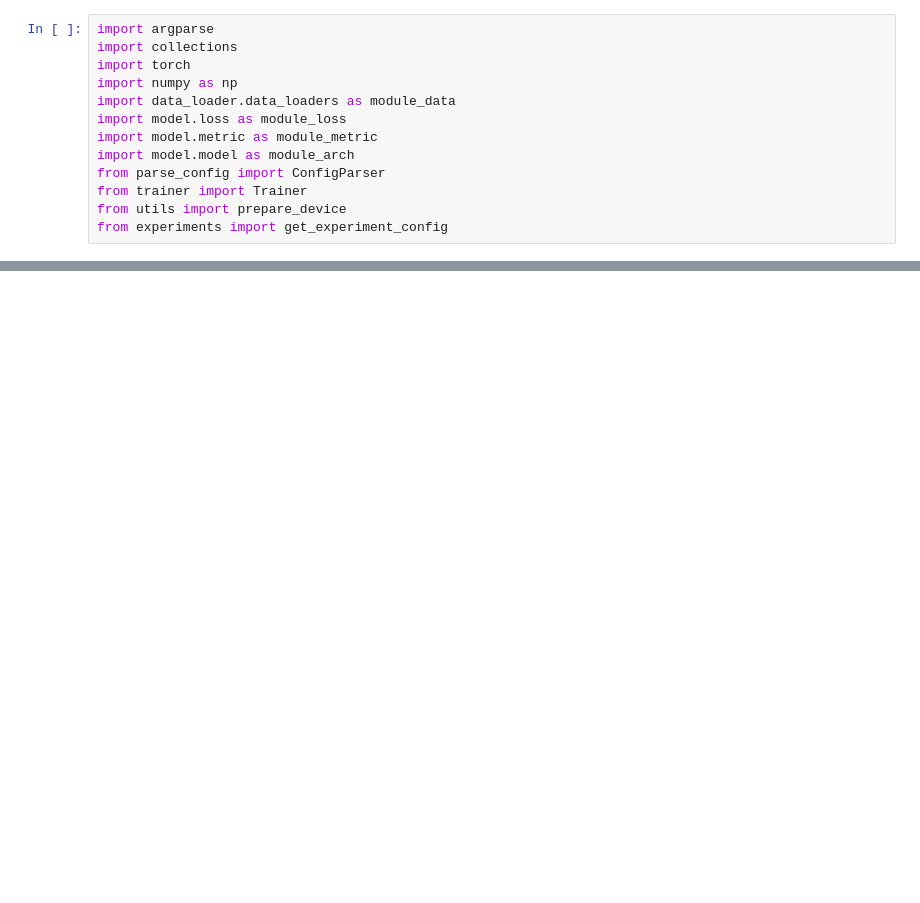
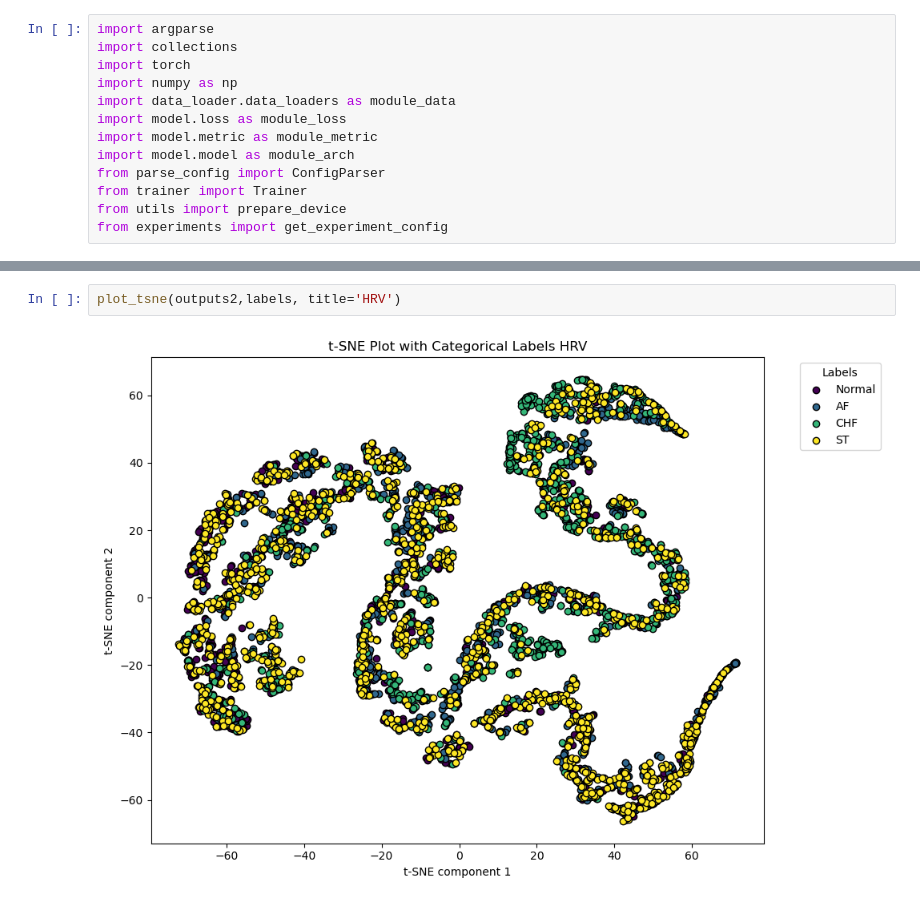
Before and after one commit to AntN21/pytorch-template, a Jupyter notebook: vizualization.ipynb, the cells around one changed output, grey strips where cells are left out. Drawn from its saved outputs; the diff is of its cells as text; blank space fills up the shorter version.

```diff
--- a/vizualization.ipynb
+++ b/vizualization.ipynb
@@ -31,0 +220,4 @@ AttributeError: 'Namespace' object has no attribute 'parse_args'
+# %%
+plot_tsne(outputs2,labels, title='HRV')
+# %% [output]
+[figure, added]
```
Also changed, not shown: parts of 26 cells of this notebook.
